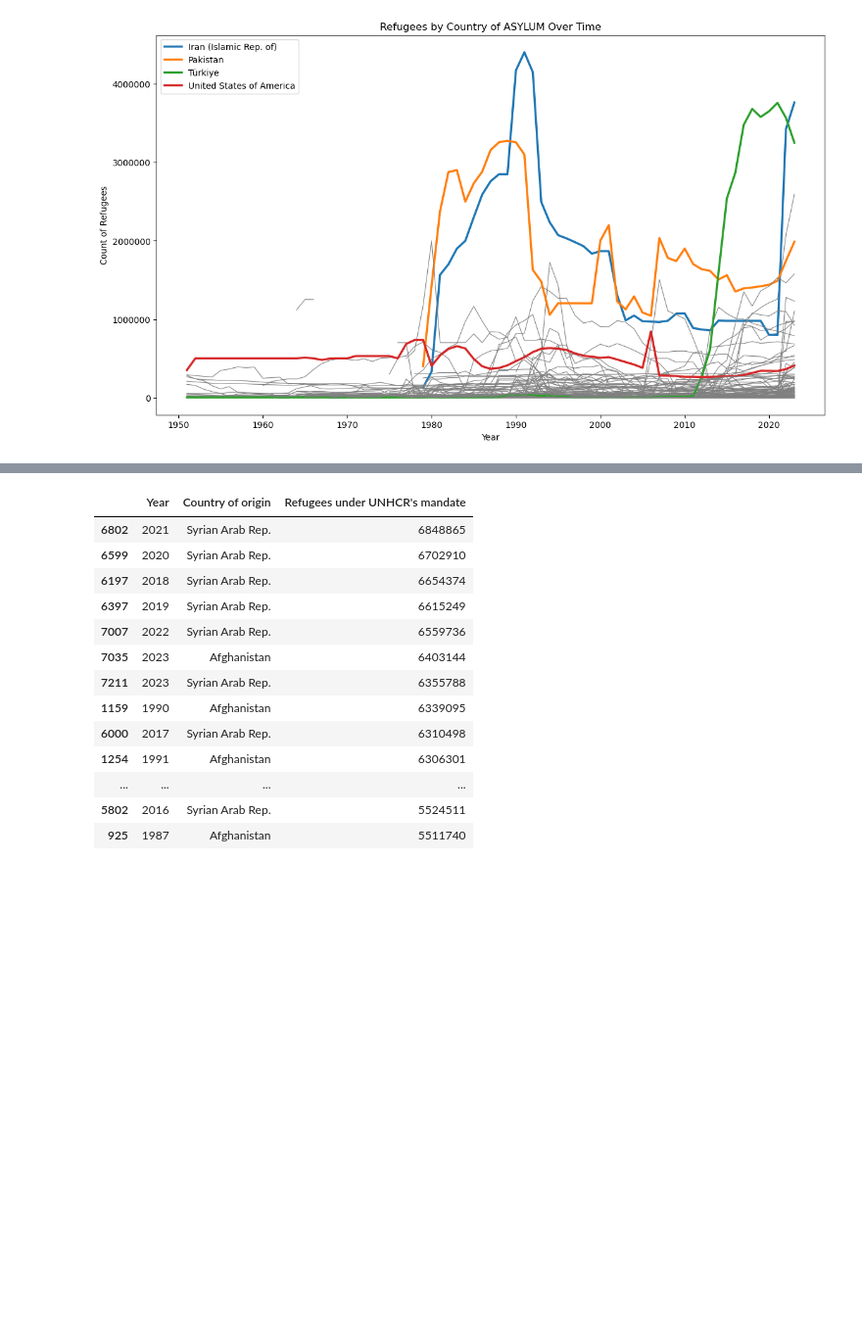
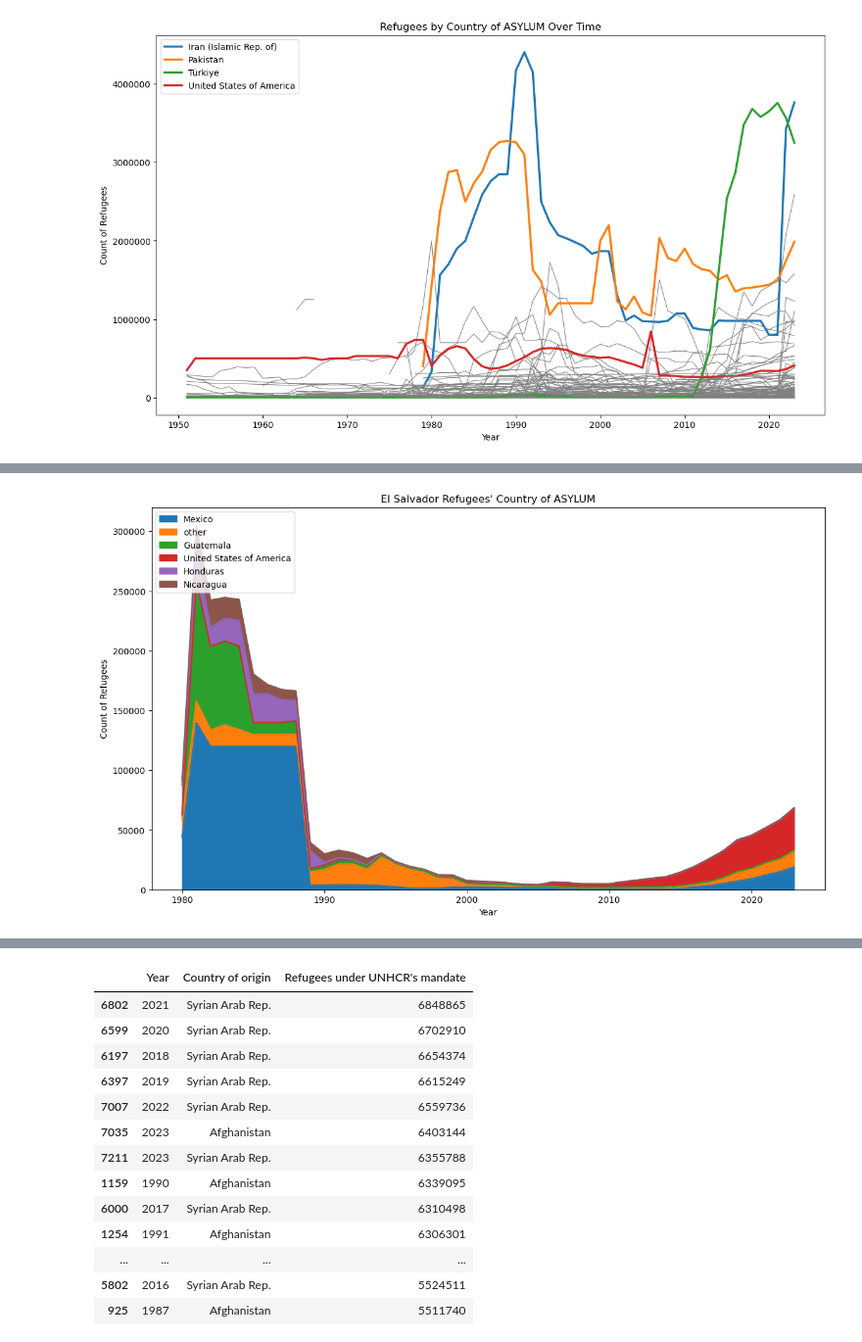
Before and after one commit to ryanhartman247/capstone_refugees_da12, a Jupyter notebook: notebooks/population_totals.ipynb, the cells around one changed output, grey strips where cells are left out. Shown at 98% size. Saved outputs shown, nothing was run; the diff lists cells and outputs as text; code cells hidden in the pictures; blank space fills up the shorter version.

```diff
--- a/notebooks/population_totals.ipynb
+++ b/notebooks/population_totals.ipynb
@@ -406,0 +537,18 @@ plt.show()
+# %%
+# call out highlighted countries. Mark all others as 'other'
+country_of_asylum = []
+for country in salvador_grouped['Country of asylum']:
+    if country == 'Mexico':
+        country_of_asylum.append('Mexico')
+    elif country == 'Guatemala':
+        country_of_asylum.append('Guatemala')
+    elif country == 'United States of America':
+        country_of_asylum.append('United States of America')
+    elif country == 'Honduras':
+        country_of_asylum.append('Honduras')
+    elif country == 'Nicaragua':
+        country_of_asylum.append('Nicaragua')
+    else:
+        country_of_asylum.append('other')
+salvador_grouped['country_of_asylum'] = country_of_asylum
+salvador_grouped
@@ -406,0 +569,6 @@ plt.show()
+# %%
+# group again by year / country with new column country_of_asylum
+salvador_grouped_2 = salvador_grouped.groupby(['Year', 'country_of_asylum']).agg({
+    'Refugees under UNHCR\'s mandate': 'sum'  # Sum or choose another aggregation method
+}).reset_index()
+salvador_grouped_2
@@ -406,0 +593,4 @@ plt.show()
+# %%
+# now I can pivot
+salvador_pivot = salvador_grouped_2.pivot(index='Year', columns='country_of_asylum', values='Refugees under UNHCR\'s mandate')
+salvador_pivot.head()
@@ -406,0 +605,19 @@ plt.show()
+# %%
+#chat gpt... to try to sort by volumn
+total_refugees_by_country_salvador = salvador_pivot.sum(axis=0)
+
+# Step 2: Sort the columns of the DataFrame by the total refugee count (from most to least)
+salvador_pivot_sorted = salvador_pivot[total_refugees_by_country_salvador.sort_values(ascending=False).index]
+# %%
+# graph
+plt.figure(figsize=(14, 8))
+salvador_pivot_sorted.plot(kind='area', stacked=True, ax=plt.gca())
+
+plt.xlabel('Year')
+plt.ylabel('Count of Refugees')
+plt.title('El Salvador Refugees\' Country of ASYLUM')
+plt.ticklabel_format(style='plain')
+plt.legend(loc='upper left')
+plt.show()
+# %% [output]
+[figure, added]
```
Also changed, not shown: parts of 43 cells of this notebook, 2 other files.
